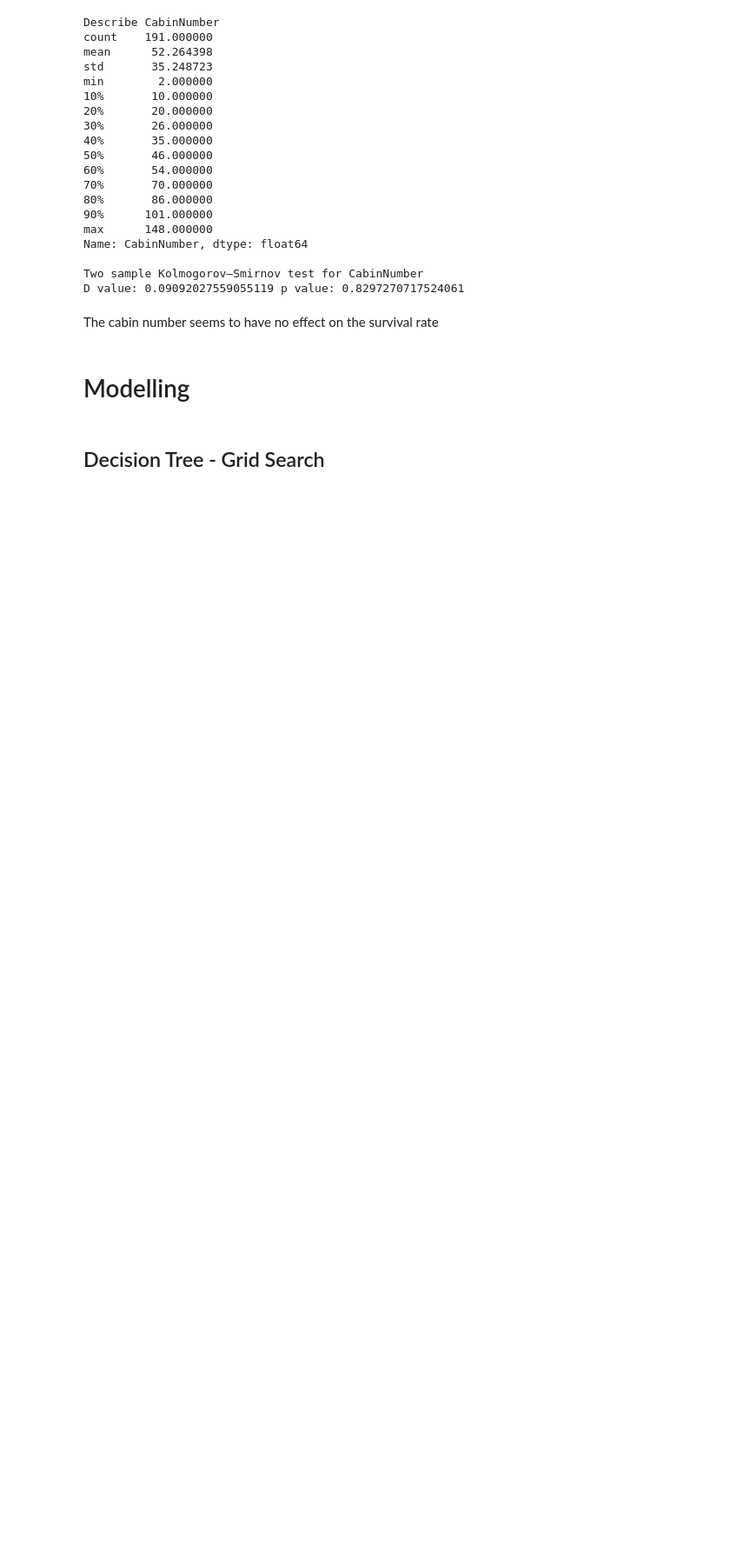
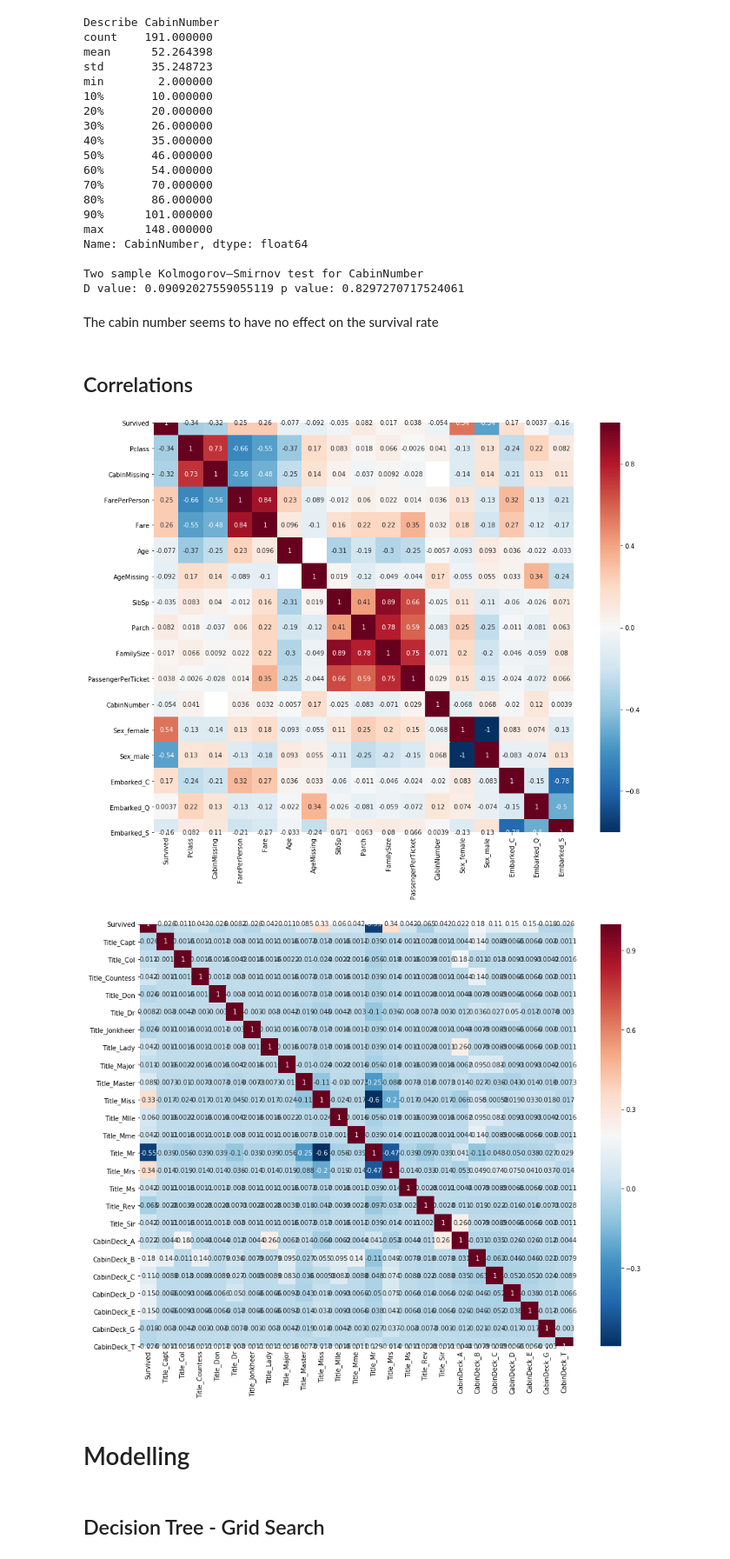
Before and after one commit to gergelyBognar/titanic, a Jupyter notebook: titanic.ipynb, the cells around one changed output. Shown at 87% size. Drawn from its saved outputs; the diff is of its cells as text; code cells hidden in the pictures; blank space fills up the shorter version.

Commit message:
Added correlation matrix

```diff
--- a/titanic.ipynb
+++ b/titanic.ipynb
@@ -647,6 +649,38 @@ Two sample Kolmogorov–Smirnov test for CabinNumber
 D value: 0.09092027559055119 p value: 0.8297270717524061
 # %% [markdown]
 The cabin number seems to have no effect on the survival rate
+# %% [markdown]
+## Correlations
+# %%
+corr_train = (
+    df_train[[
+    "Survived",
+    "Pclass", "CabinMissing", "FarePerPerson", "Fare",
+    "Age",
+    "AgeMissing",
+    "SibSp", "Parch", "FamilySize", "PassengerPerTicket",
+    "CabinNumber"]]
+    .join(pd.get_dummies(df_train[["Sex", "Embarked",]]))
+    .corr()
+)
+
+plt.figure(figsize=(15, 12))
+sns.heatmap(corr_train, annot=True, cmap="RdBu_r")
+plt.show()
+
+
+corr_train_other = (
+    df_train[["Survived"]]
+    .join(pd.get_dummies(df_train[["Title", "CabinDeck",]]))
+    .corr()
+)
+
+plt.figure(figsize=(15, 12))
+sns.heatmap(corr_train_other, annot=True, cmap="RdBu_r")
+plt.show()
+# %% [output]
+[figure, added]
+[figure, added]
 # %% [markdown]
 # Modelling
 # %% [markdown]
```
Also changed, not shown: parts of 3 cells of this notebook.
